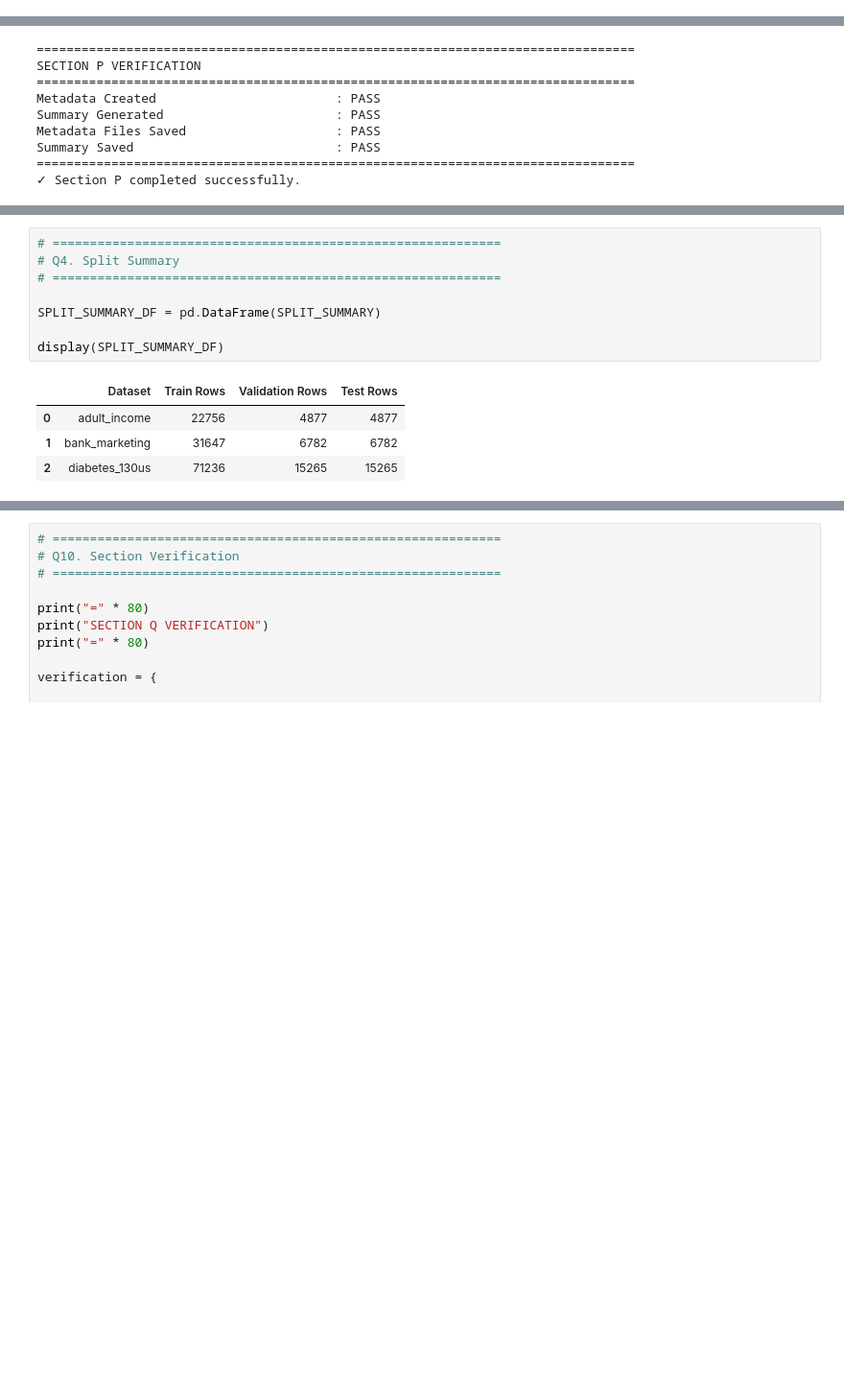
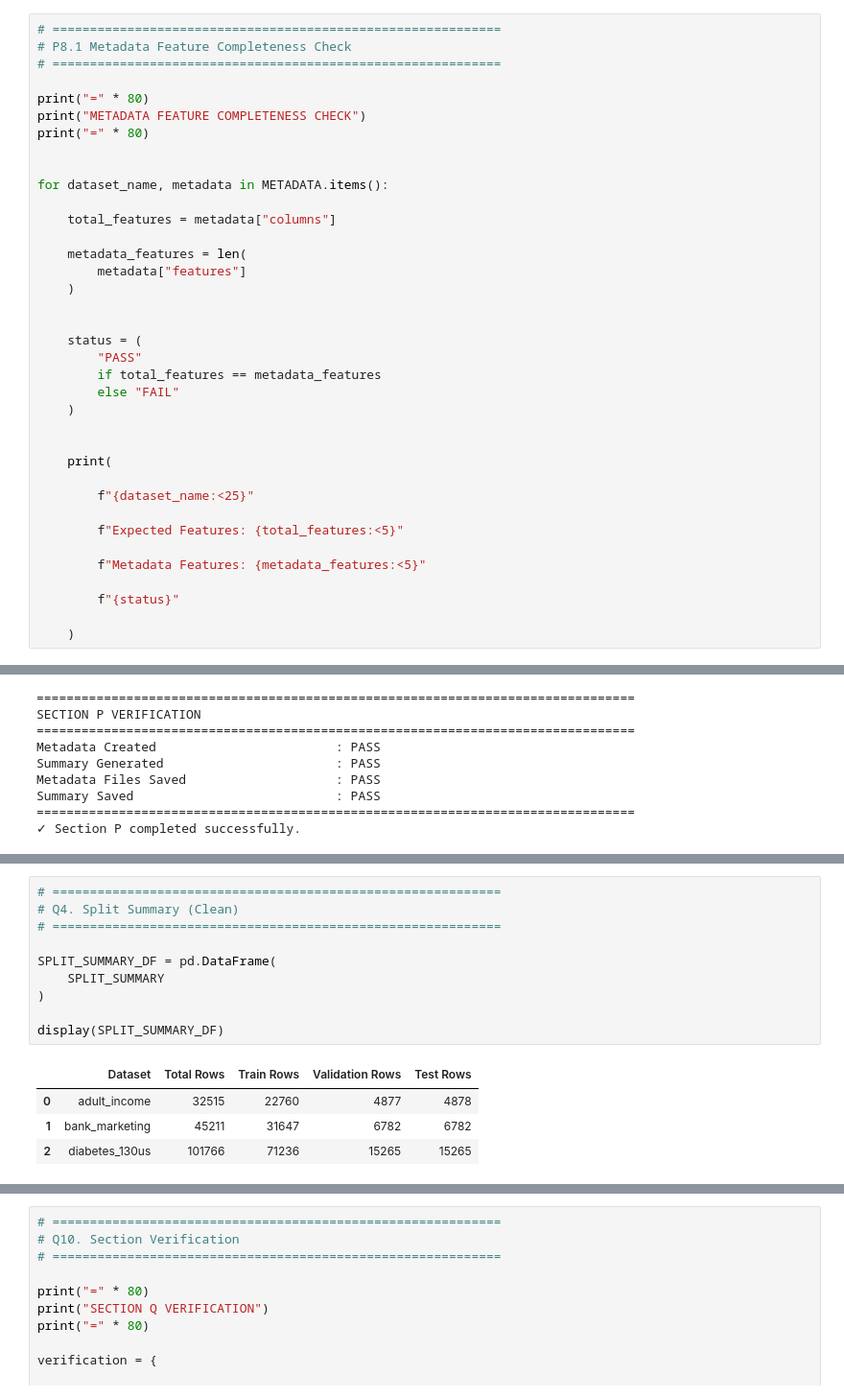
Before and after one commit to amzad-786githumb/Privacy-Preserving-Synthetic-Tabular-Data-Generation-Using-Generative-Adversarial-Networks, a Jupyter notebook: 02_Data_Preprocessing.ipynb, the cells around one changed output, grey strips where cells are left out. Shown at 96% size. Saved outputs shown, nothing was run; the diff lists cells and outputs as text; blank space fills up the shorter version.

```diff
--- a/02_Data_Preprocessing.ipynb
+++ b/02_Data_Preprocessing.ipynb
@@ -5727,0 +7533,37 @@ diabetes_130us      Rows: 101766  Columns: 48
+# %%
+# ============================================================
+# P8.1 Metadata Feature Completeness Check
+# ============================================================
+
+print("=" * 80)
+print("METADATA FEATURE COMPLETENESS CHECK")
+print("=" * 80)
+
+
+for dataset_name, metadata in METADATA.items():
+
+    total_features = metadata["columns"]
+
+    metadata_features = len(
+        metadata["features"]
+    )
+
+
+    status = (
+        "PASS"
+        if total_features == metadata_features
+        else "FAIL"
+    )
+
+
+    print(
+
+        f"{dataset_name:<25}"
+
+        f"Expected Features: {total_features:<5}"
+
+        f"Metadata Features: {metadata_features:<5}"
+
+        f"{status}"
+
+    )
@@ -5902,14 +7985,16 @@ print("Dataset splitting completed successfully.")
 Dataset splitting completed successfully.
 # %%
 # ============================================================
-# Q4. Split Summary
+# Q4. Split Summary (Clean)
 # ============================================================
 
-SPLIT_SUMMARY_DF = pd.DataFrame(SPLIT_SUMMARY)
+SPLIT_SUMMARY_DF = pd.DataFrame(
+    SPLIT_SUMMARY
+)
 
 display(SPLIT_SUMMARY_DF)
 # %% [output]
-|  | Dataset | Train Rows | Validation Rows | Test Rows |
-| 0 | adult_income | 22756 | 4877 | 4877 |
-| 1 | bank_marketing | 31647 | 6782 | 6782 |
-| 2 | diabetes_130us | 71236 | 15265 | 15265 |
+|  | Dataset | Total Rows | Train Rows | Validation Rows | Test Rows |
+| 0 | adult_income | 32515 | 22760 | 4877 | 4878 |
+| 1 | bank_marketing | 45211 | 31647 | 6782 | 6782 |
+| 2 | diabetes_130us | 101766 | 71236 | 15265 | 15265 |
```
Also changed, not shown: parts of 333 cells of this notebook.
